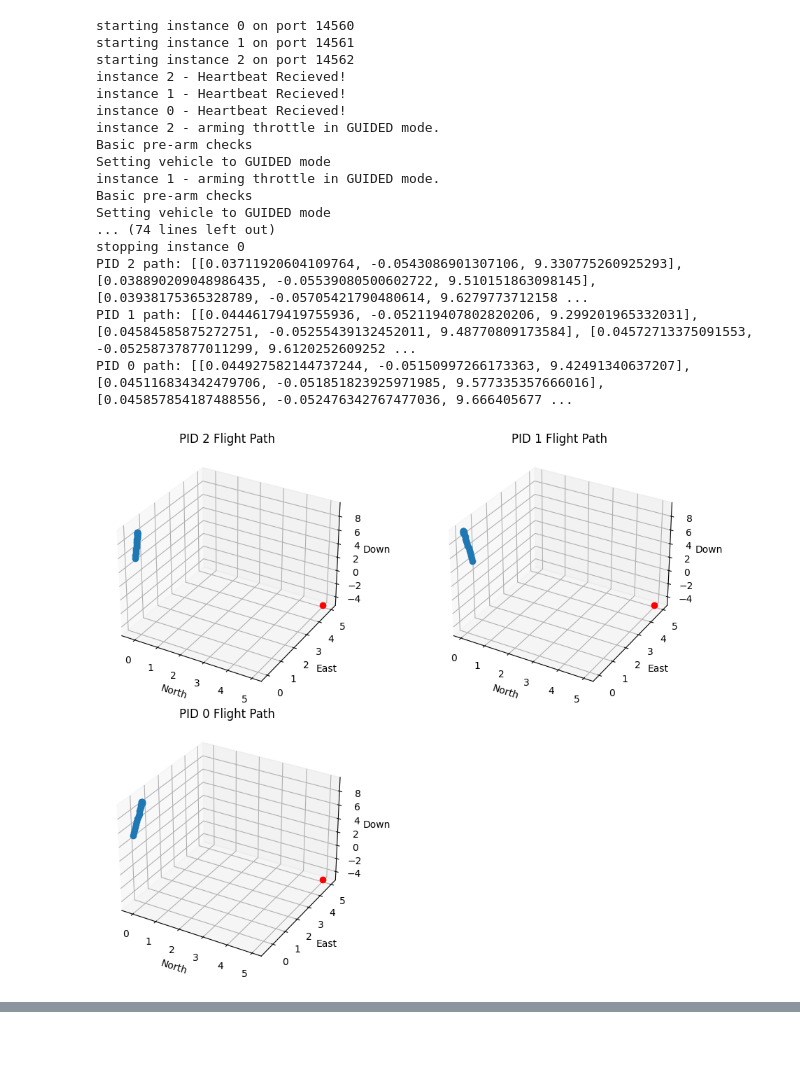
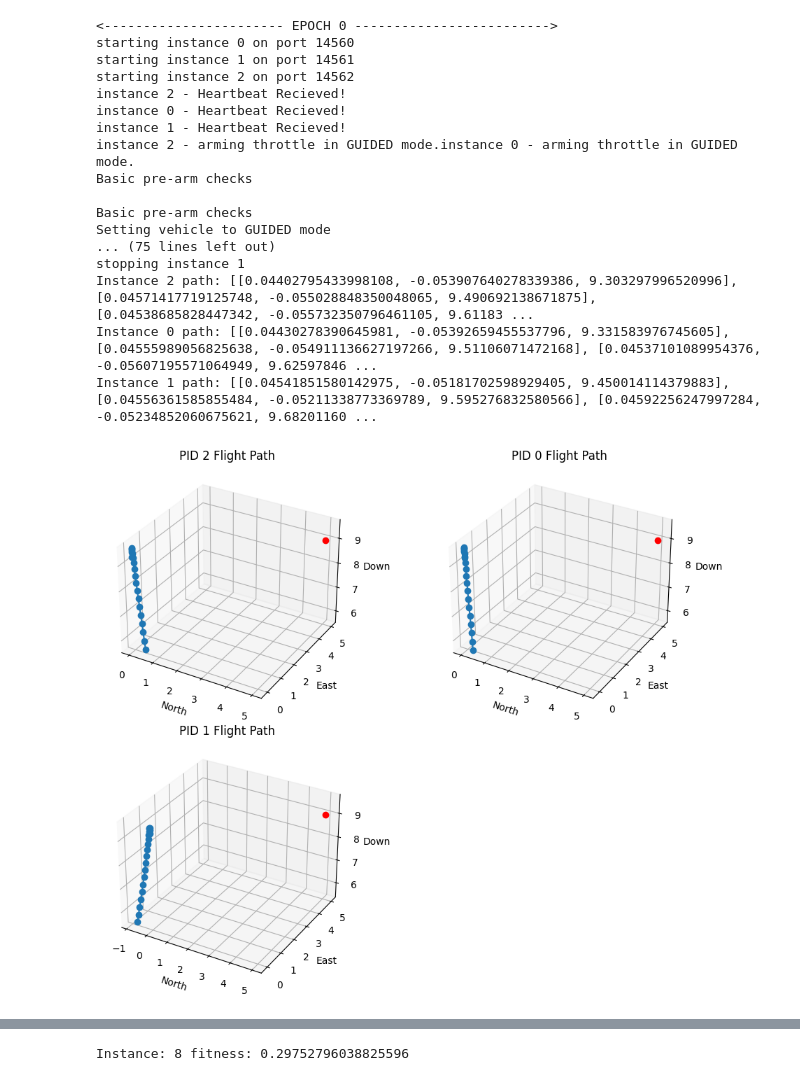
Before and after one commit to mynamecharlesrothbaum/drone_trajectory_optimization, a Jupyter notebook: client.ipynb, the cells around one changed output, grey strips where cells are left out. Cells and saved outputs as stored; diff of their text form; code cells hidden in the pictures; blank space fills up the shorter version.

Commit message:
fitness function and improved graphing

```diff
--- a/client.ipynb
+++ b/client.ipynb
@@ -148,7 +148,7 @@ def plot_3d_paths(results):
         # Assuming path is a list of [north, east, down] coordinates
         path = np.array(path)  # Convert path to a NumPy array for easier slicing
         ax.plot(path[:, 0], path[:, 1], path[:, 2], marker='o')  # Plot the 3D path
-        ax.plot(5, 5, 5, marker = 'o', color='red')
+        ax.plot(5, 5, 9, marker = 'o', color='red')
 
         ax.set_xlabel('North')
         ax.set_ylabel('East')
@@ -192,10 +192,6 @@ def get_fitness(path, target):
     fitness = 1 / (distance_from_target + 1) + 1 / (total_distance + 1)
     return fitness
 # %%
-out_port_base = 14560
-pid_base = 0
-instance_count = 3  # Number of episodes you want to run in each epoch
-
 def simulate_drone(pid, out_port, network, result_dict, results_lock):
     print(f"starting instance {pid} on port {out_port}")
     start_instance(pid, out_port)
@@ -249,52 +245,62 @@ def simulate_drone(pid, out_port, network, result_dict, results_lock):
     result_dict[pid] = path
 
 def main():
+    out_port_base = 14560
+    pid_base = 0
+    instance_count = 3  # Number of episodes you want to run in each epoch
     threads = []
-    results = {} # dict to store results of each instance
     results_lock = threading.Lock()  # Lock for managing access to results
     epochs = 3
 
     for j in range(epochs):
 
-        print(f"<----------------------- EPOCH #{j} ------------------------->")
+        results = {} # dict to store results of each instance
+
+        print(f"<----------------------- EPOCH {j} ------------------------->")
 
         for i in range(instance_count):
             pid = pid_base + i
             out_port = out_port_base + i
 
             network = DroneNet()
             t = threading.Thread(target=simulate_drone, args=(pid, out_port, network, results, results_lock))
 
             t.start()
             threads.append(t)
 
 
         for t in threads:
             t.join()
 
         with results_lock:
             for pid, path in results.items():
-                print(f'PID {pid} path: {path}')
+                print(f"Instance: {pid} fitness: {get_fitness(path, target)}")
+
             plot_3d_paths(results)
+            target = [5, 5, 9]
+
+
+        pid_base = pid_base + instance_count
+        out_port_base = out_port_base + instance_count
 
 if __name__ == "__main__":
     main()
 # %% [output]
+<----------------------- EPOCH 0 ------------------------->
 starting instance 0 on port 14560
 starting instance 1 on port 14561
 starting instance 2 on port 14562
 instance 2 - Heartbeat Recieved!
+instance 0 - Heartbeat Recieved!
 instance 1 - Heartbeat Recieved!
-instance 0 - Heartbeat Recieved!
-instance 2 - arming throttle in GUIDED mode.
+instance 2 - arming throttle in GUIDED mode.instance 0 - arming throttle in GUIDED mode.
+Basic pre-arm checks
+
 Basic pre-arm checks
 Setting vehicle to GUIDED mode
-instance 1 - arming throttle in GUIDED mode.
-Basic pre-arm checks
-Setting vehicle to GUIDED mode
-... (74 lines left out)
-stopping instance 0
-PID 2 path: [[0.03711920604109764, -0.0543086901307106, 9.330775260925293], [0.038890209048986435, -0.05539080500602722, 9.510151863098145], [0.03938175365328789, -0.05705421790480614, 9.6279773712158 ...
-PID 1 path: [[0.04446179419755936, -0.052119407802820206, 9.299201965332031], [0.04584585875272751, -0.05255439132452011, 9.48770809173584], [0.04572713375091553, -0.05258737877011299, 9.6120252609252 ...
-PID 0 path: [[0.044927582144737244, -0.05150997266173363, 9.42491340637207], [0.045116834342479706, -0.051851823925971985, 9.577335357666016], [0.045857854187488556, -0.052476342767477036, 9.666405677 ...
+... (75 lines left out)
+stopping instance 1
+Instance 2 path: [[0.04402795433998108, -0.053907640278339386, 9.303297996520996], [0.04571417719125748, -0.055028848350048065, 9.490692138671875], [0.04538685828447342, -0.055732350796461105, 9.61183 ...
+Instance 0 path: [[0.04430278390645981, -0.05392659455537796, 9.331583976745605], [0.04555989056825638, -0.054911136627197266, 9.51106071472168], [0.04537101089954376, -0.05607195571064949, 9.62597846 ...
+Instance 1 path: [[0.04541851580142975, -0.05181702598929405, 9.450014114379883], [0.04556361585855484, -0.05211338773369789, 9.595276832580566], [0.04592256247997284, -0.05234852060675621, 9.68201160 ...
-[figure, old version]
+[figure, new version]
@@ -300,0 +343 @@ PID 0 path: [[0.044927582144737244, -0.05150997266173363, 9.42491340637207], [0.
+Instance: 8 fitness: 0.29752796038825596
```
Also changed, not shown: parts of 1 cell of this notebook.
